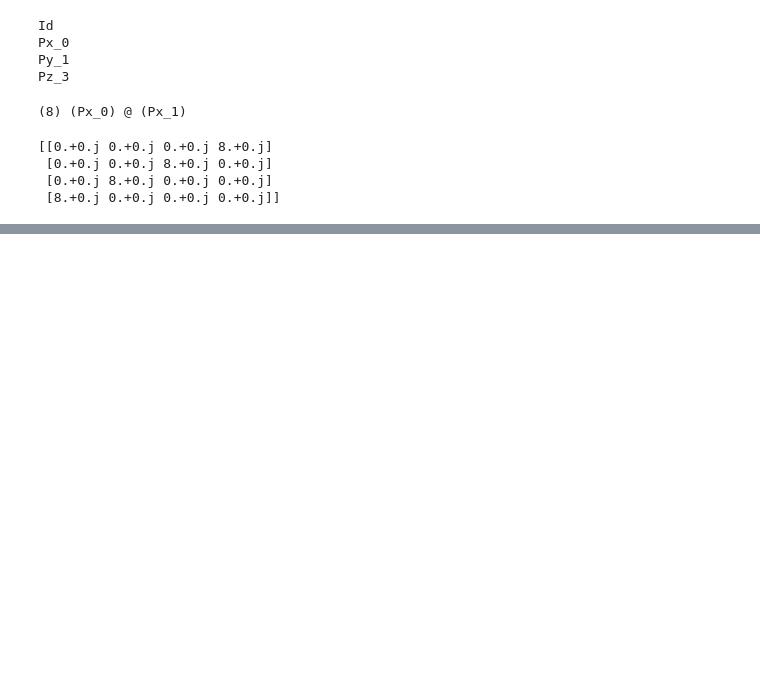
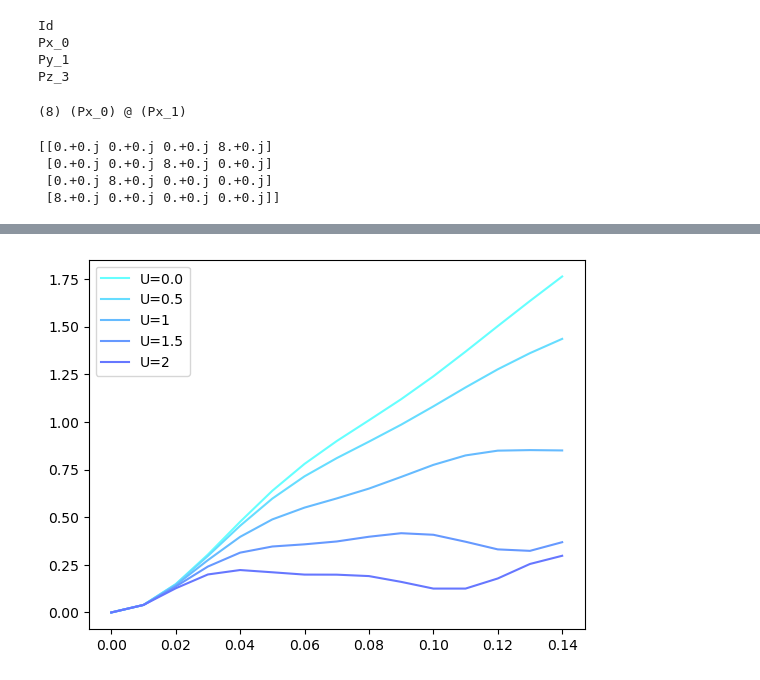
Before and after one commit to Zao-0/QuSim_on_digital_quantum_computer, a Jupyter notebook: Demo.ipynb, the cells around one changed output, grey strips where cells are left out. Cells and saved outputs as stored; diff of their text form; code cells hidden in the pictures; blank space fills up the shorter version.

```diff
--- a/Demo.ipynb
+++ b/Demo.ipynb
@@ -165,0 +199,23 @@ plt.show()
+# %%
+T = 1.5
+t_step = 15
+U_list = [0.,0.5,1,1.5,2]
+h=1.5
+XXZ_disorder_result = {U:np.zeros(t_step, dtype=float) for U in U_list}
+h_list = get_hlist(N,h)
+t_tick = [i*dt for i in range(t_step)]
+i=0
+for U in U_list:
+    H_list = get_trotter_Hamiltonian(N,J,U,h_list)
+    eH = symmetric_trotter(H_list,T,t_step,N)
+    q = get_initial_state(N,s)
+    XXZ_disorder_result[U][0] = q.N_half()
+    for t in range(1,t_step):
+        q.time_evolution(eH)
+        XXZ_disorder_result[U][t] = q.N_half()
+    plt.plot(t_tick, XXZ_disorder_result[U], color = color_list[i],label = f"U={U}")
+    i+=1
+plt.legend()
+plt.show()
+# %% [output]
+[figure, added]
```
Also changed, not shown: parts of 9 cells of this notebook.
